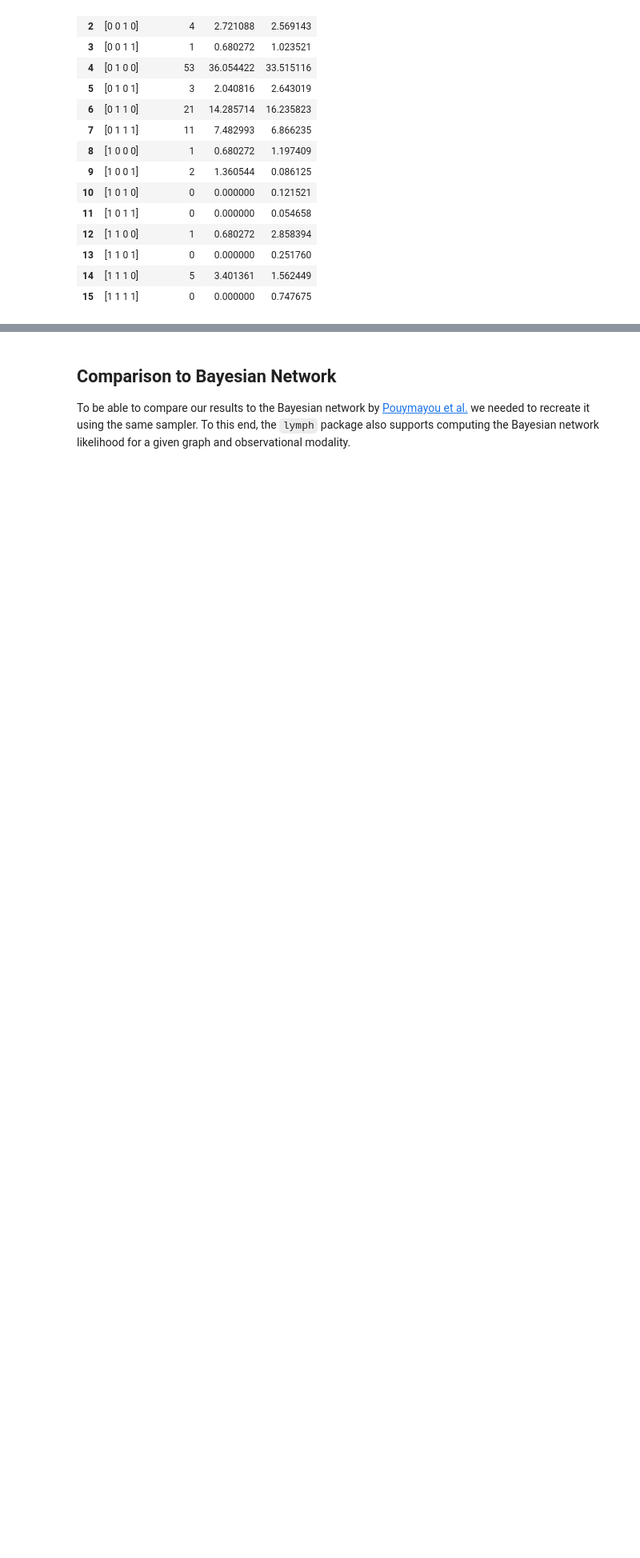
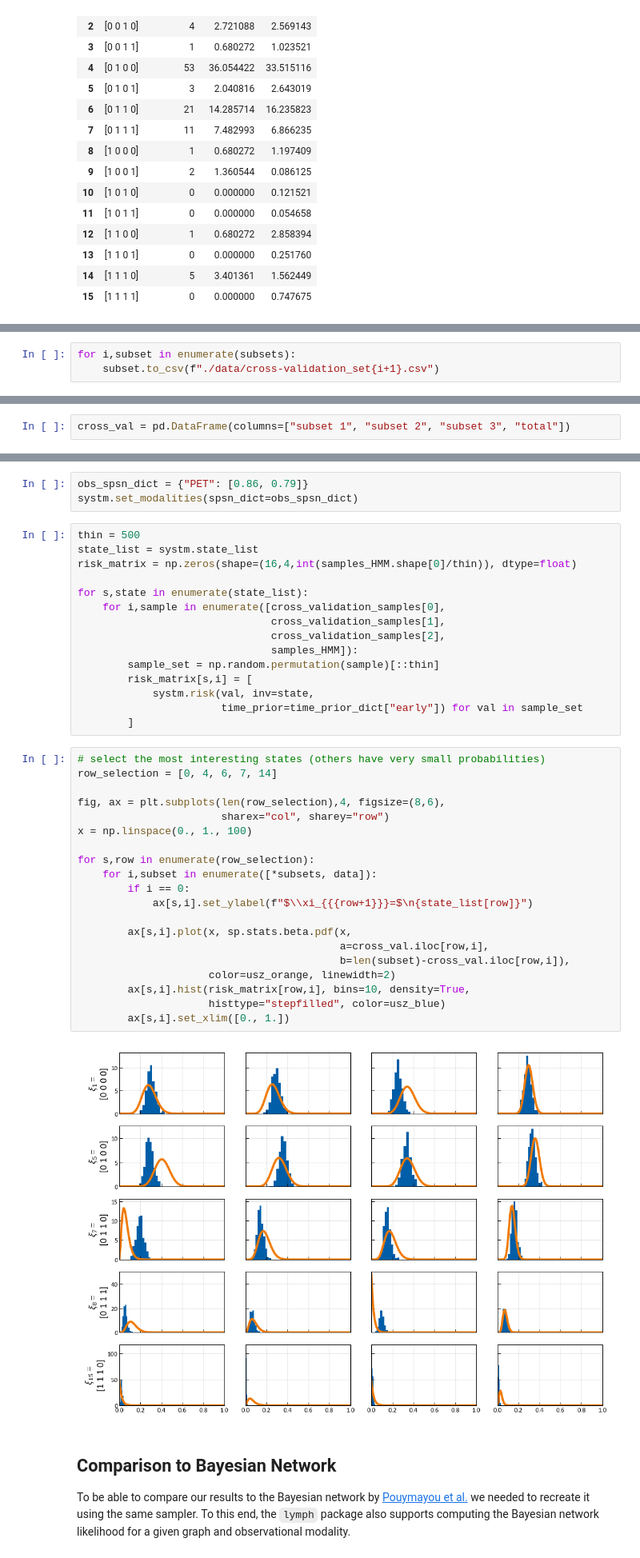
Before and after one commit to rmnldwg/lymph, a Jupyter notebook: notebook/results_and_plots.ipynb, the cells around one changed output, grey strips where cells are left out. Shown at 80% size. Drawn from its saved outputs; the diff is of its cells as text; blank space fills up the shorter version.

Commit message:
added cross-validation to original notebook

```diff
--- a/notebook/results_and_plots.ipynb
+++ b/notebook/results_and_plots.ipynb
@@ -563,0 +582,3 @@ The next thing I could do is to randomly split the dataset into two parts and tr
+# %%
+for i,subset in enumerate(subsets):
+    subset.to_csv(f"./data/cross-validation_set{i+1}.csv")
@@ -563,0 +640,2 @@ The next thing I could do is to randomly split the dataset into two parts and tr
+# %%
+cross_val = pd.DataFrame(columns=["subset 1", "subset 2", "subset 3", "total"])
@@ -564,3 +679,43 @@ The next thing I could do is to randomly split the dataset into two parts and tr
+# %%
+obs_spsn_dict = {"PET": [0.86, 0.79]}
+systm.set_modalities(spsn_dict=obs_spsn_dict)
+# %%
+thin = 500
+state_list = systm.state_list
+risk_matrix = np.zeros(shape=(16,4,int(samples_HMM.shape[0]/thin)), dtype=float)
+
+for s,state in enumerate(state_list):
+    for i,sample in enumerate([cross_validation_samples[0],
+                               cross_validation_samples[1],
+                               cross_validation_samples[2],
+                               samples_HMM]):
+        sample_set = np.random.permutation(sample)[::thin]
+        risk_matrix[s,i] = [
+            systm.risk(val, inv=state,
+                       time_prior=time_prior_dict["early"]) for val in sample_set
+        ]
+# %%
+# select the most interesting states (others have very small probabilities)
+row_selection = [0, 4, 6, 7, 14]
+
+fig, ax = plt.subplots(len(row_selection),4, figsize=(8,6),
+                       sharex="col", sharey="row")
+x = np.linspace(0., 1., 100)
+
+for s,row in enumerate(row_selection):
+    for i,subset in enumerate([*subsets, data]):
+        if i == 0:
+            ax[s,i].set_ylabel(f"$\\xi_{{{row+1}}}=$\n{state_list[row]}")
+
+        ax[s,i].plot(x, sp.stats.beta.pdf(x,
+                                          a=cross_val.iloc[row,i],
+                                          b=len(subset)-cross_val.iloc[row,i]),
+                     color=usz_orange, linewidth=2)
+        ax[s,i].hist(risk_matrix[row,i], bins=10, density=True,
+                     histtype="stepfilled", color=usz_blue)
+        ax[s,i].set_xlim([0., 1.])
+# %% [output]
+[figure, added]
 # %% [markdown]
 ## Comparison to Bayesian Network
 
```
Also changed, not shown: parts of 13 cells of this notebook, 14 other files.
